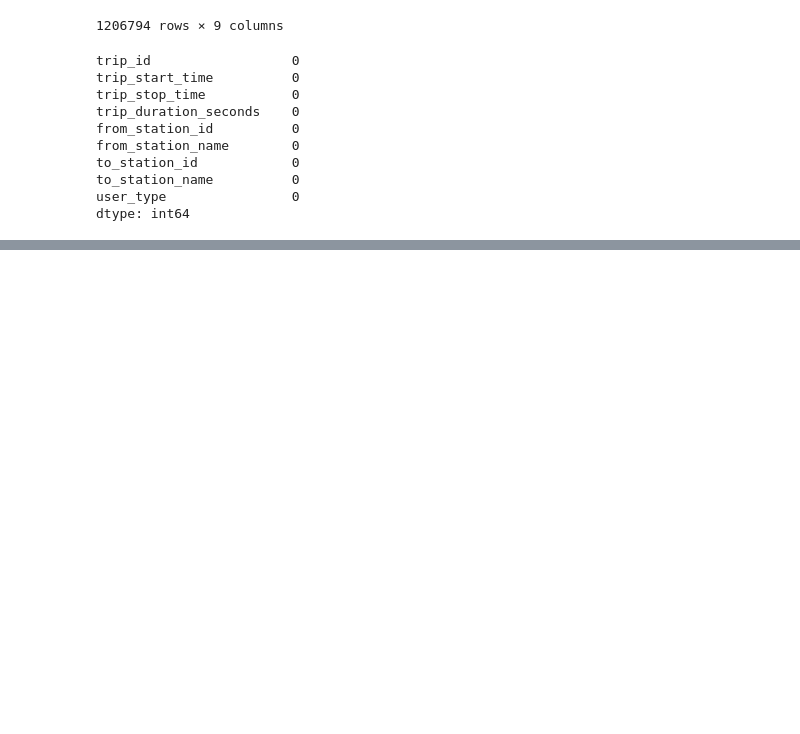
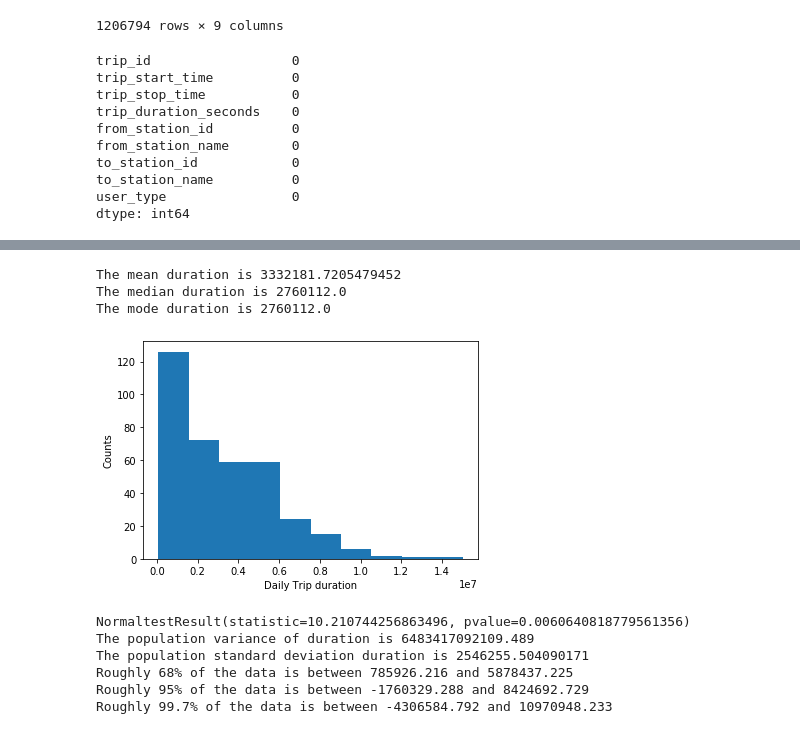
Before and after one commit to hannahcjy/Project2, a Jupyter notebook: data_cleaning and analysis.ipynb, the cells around one changed output, grey strips where cells are left out. Drawn from its saved outputs; the diff is of its cells as text; code cells hidden in the pictures; blank space fills up the shorter version.

```diff
--- a/data_cleaning and analysis.ipynb
+++ b/data_cleaning and analysis.ipynb
@@ -391,0 +586,36 @@ bike_share_2017.to_sql(name='bike_share_2017', con=engine, if_exists='append', i
+# %%
+#Analysis Daily Trip Duration
+
+mean_duration= np.mean(grouped_df['trip_duration_seconds'])
+print(f"The mean duration is {mean_duration}")
+median_duration = np.median(grouped_df['trip_duration_seconds'])
+print(f"The median duration is {median_duration}")
+mode_duration = sts.mode(median_duration)
+print(f"The mode duration is {median_duration}")
+
+#To see distribution of distance
+plt.hist(grouped_df['trip_duration_seconds'])
+plt.xlabel('Daily Trip duration')
+plt.ylabel('Counts')
+plt.show()
+print(sts.normaltest(grouped_df['trip_duration_seconds'].sample(50)))
+
+#The variance and standard deviation of distance
+var_duration = np.var(grouped_df['trip_duration_seconds'],ddof = 0)
+print(f"The population variance of duration is {var_duration}")
+sd_duration = np.std(grouped_df['trip_duration_seconds'],ddof = 0)
+print(f"The population standard deviation duration is {sd_duration}")
+print(f"Roughly 68% of the data is between {round(mean_duration-sd_duration,3)} and {round(mean_duration+sd_duration,3)}")
+print(f"Roughly 95% of the data is between {round(mean_duration-2*sd_duration,3)} and {round(mean_duration+2*sd_duration,3)}")
+print(f"Roughly 99.7% of the data is between {round(mean_duration-3*sd_duration,3)} and {round(mean_duration+3*sd_duration,3)}")
+# %% [output]
+The mean duration is 3332181.7205479452
+The median duration is 2760112.0
+The mode duration is 2760112.0
+[figure, added]
+NormaltestResult(statistic=10.210744256863496, pvalue=0.0060640818779561356)
+The population variance of duration is 6483417092109.489
+The population standard deviation duration is 2546255.504090171
+Roughly 68% of the data is between 785926.216 and 5878437.225
+Roughly 95% of the data is between -1760329.288 and 8424692.729
+Roughly 99.7% of the data is between -4306584.792 and 10970948.233
```
Also changed, not shown: parts of 38 cells of this notebook, 1 other file.
